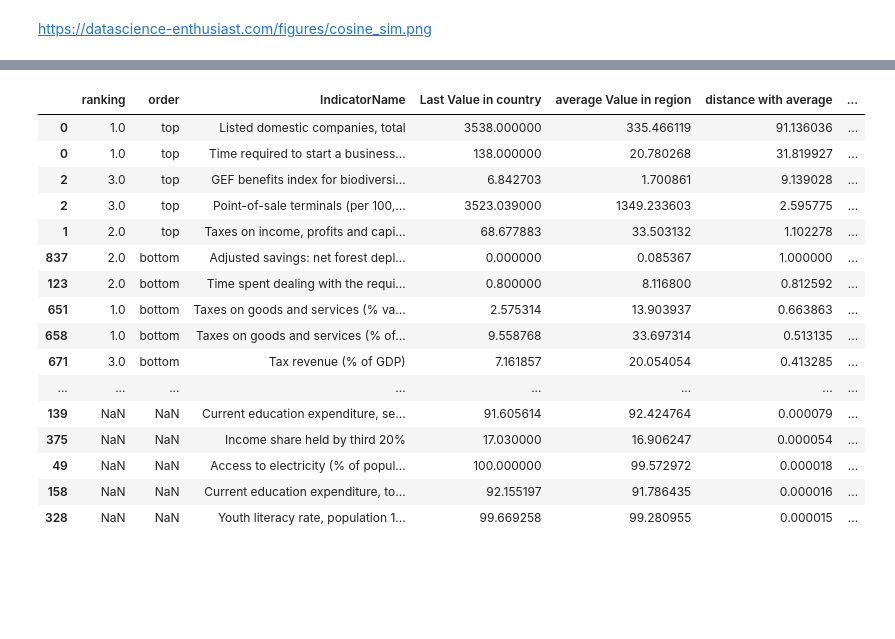
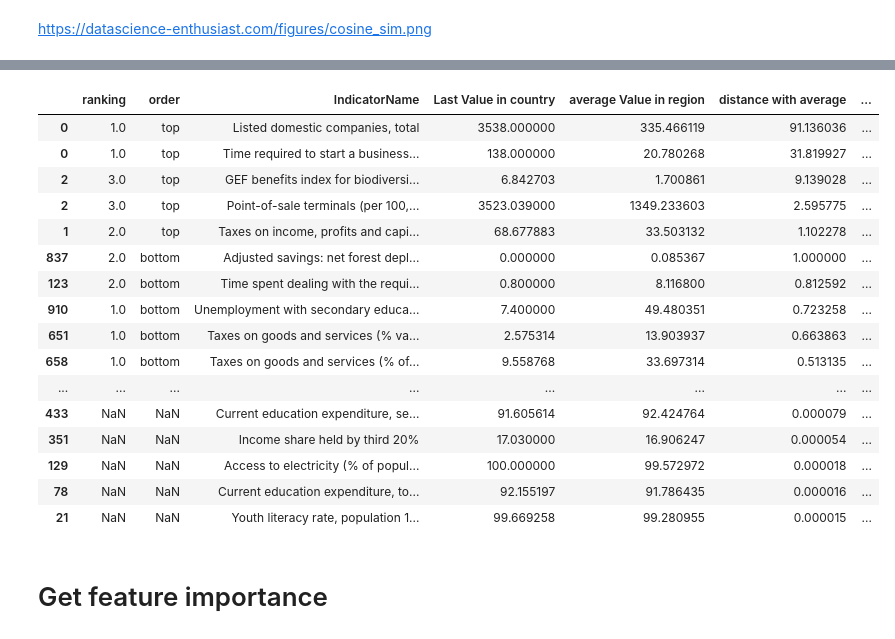
Before and after one commit to jaimevalero/world-development-indicators, a Jupyter notebook: jupyter/what-if.ipynb, the cells around one changed output, grey strips where cells are left out. Cells and saved outputs as stored; diff of their text form; code cells hidden in the pictures; blank space fills up the shorter version.

```diff
--- a/jupyter/what-if.ipynb
+++ b/jupyter/what-if.ipynb
@@ -457,6 +457,10 @@ ARRAY_INDICATORS=[       'Access to electricity (% of population)',
     'Travel services (% of commercial service imports)',
     'Travel services (% of service exports, BoP)',
     'Travel services (% of service imports, BoP)',
+    'Unemployment with tertiary education (% of total unemployment)',
+    'Unemployment with secondary education (% of total unemployment)',
+    'Unemployment with primary education (% of total unemployment)',
+    'Unmet need for contraception (% of married women ages 15-49)',
     'Unemployment, total (% of total labor force)',
     'Unmet need for contraception (% of married women ages 15-49)',
     'Urban population (% of total)',
@@ -904,26 +958,28 @@ for IndicatorName in df_cosine_results.head(20).IndicatorName.values :
     except :
         pass
 # %%
-df = pd.concat([df_rankings.head(20),df_cosine_results.head(20)])
-df.sort_values(by=['distance with average'], ascending=False)
+df_indicators = pd.concat([df_rankings.head(20),df_cosine_results.head(20)])
+df_indicators.sort_values(by=['distance with average'], ascending=False)
 # %% [output]
 |  | ranking | order | IndicatorName | Last Value in country | average Value in region | distance with average | ... |
 | 0 | 1.0 | top | Listed domestic companies, total | 3538.000000 | 335.466119 | 91.136036 | ... |
 | 0 | 1.0 | top | Time required to start a business... | 138.000000 | 20.780268 | 31.819927 | ... |
 | 2 | 3.0 | top | GEF benefits index for biodiversi... | 6.842703 | 1.700861 | 9.139028 | ... |
 | 2 | 3.0 | top | Point-of-sale terminals (per 100,... | 3523.039000 | 1349.233603 | 2.595775 | ... |
 | 1 | 2.0 | top | Taxes on income, profits and capi... | 68.677883 | 33.503132 | 1.102278 | ... |
 | 837 | 2.0 | bottom | Adjusted savings: net forest depl... | 0.000000 | 0.085367 | 1.000000 | ... |
 | 123 | 2.0 | bottom | Time spent dealing with the requi... | 0.800000 | 8.116800 | 0.812592 | ... |
+| 910 | 1.0 | bottom | Unemployment with secondary educa... | 7.400000 | 49.480351 | 0.723258 | ... |
 | 651 | 1.0 | bottom | Taxes on goods and services (% va... | 2.575314 | 13.903937 | 0.663863 | ... |
 | 658 | 1.0 | bottom | Taxes on goods and services (% of... | 9.558768 | 33.697314 | 0.513135 | ... |
-| 671 | 3.0 | bottom | Tax revenue (% of GDP) | 7.161857 | 20.054054 | 0.413285 | ... |
 | ... | ... | ... | ... | ... | ... | ... | ... |
-| 139 | NaN | NaN | Current education expenditure, se... | 91.605614 | 92.424764 | 0.000079 | ... |
-| 375 | NaN | NaN | Income share held by third 20% | 17.030000 | 16.906247 | 0.000054 | ... |
-| 49 | NaN | NaN | Access to electricity (% of popul... | 100.000000 | 99.572972 | 0.000018 | ... |
-| 158 | NaN | NaN | Current education expenditure, to... | 92.155197 | 91.786435 | 0.000016 | ... |
-| 328 | NaN | NaN | Youth literacy rate, population 1... | 99.669258 | 99.280955 | 0.000015 | ... |
+| 433 | NaN | NaN | Current education expenditure, se... | 91.605614 | 92.424764 | 0.000079 | ... |
+| 351 | NaN | NaN | Income share held by third 20% | 17.030000 | 16.906247 | 0.000054 | ... |
+| 129 | NaN | NaN | Access to electricity (% of popul... | 100.000000 | 99.572972 | 0.000018 | ... |
+| 78 | NaN | NaN | Current education expenditure, to... | 92.155197 | 91.786435 | 0.000016 | ... |
+| 21 | NaN | NaN | Youth literacy rate, population 1... | 99.669258 | 99.280955 | 0.000015 | ... |
+# %% [markdown]
+# Get feature importance
 # %%
 indicators_to_improve = ['Time required to start a business (days)',
                        'Firms that do not report all sales for tax purposes (% of firms)',
```
Also changed, not shown: parts of 14 cells of this notebook.
